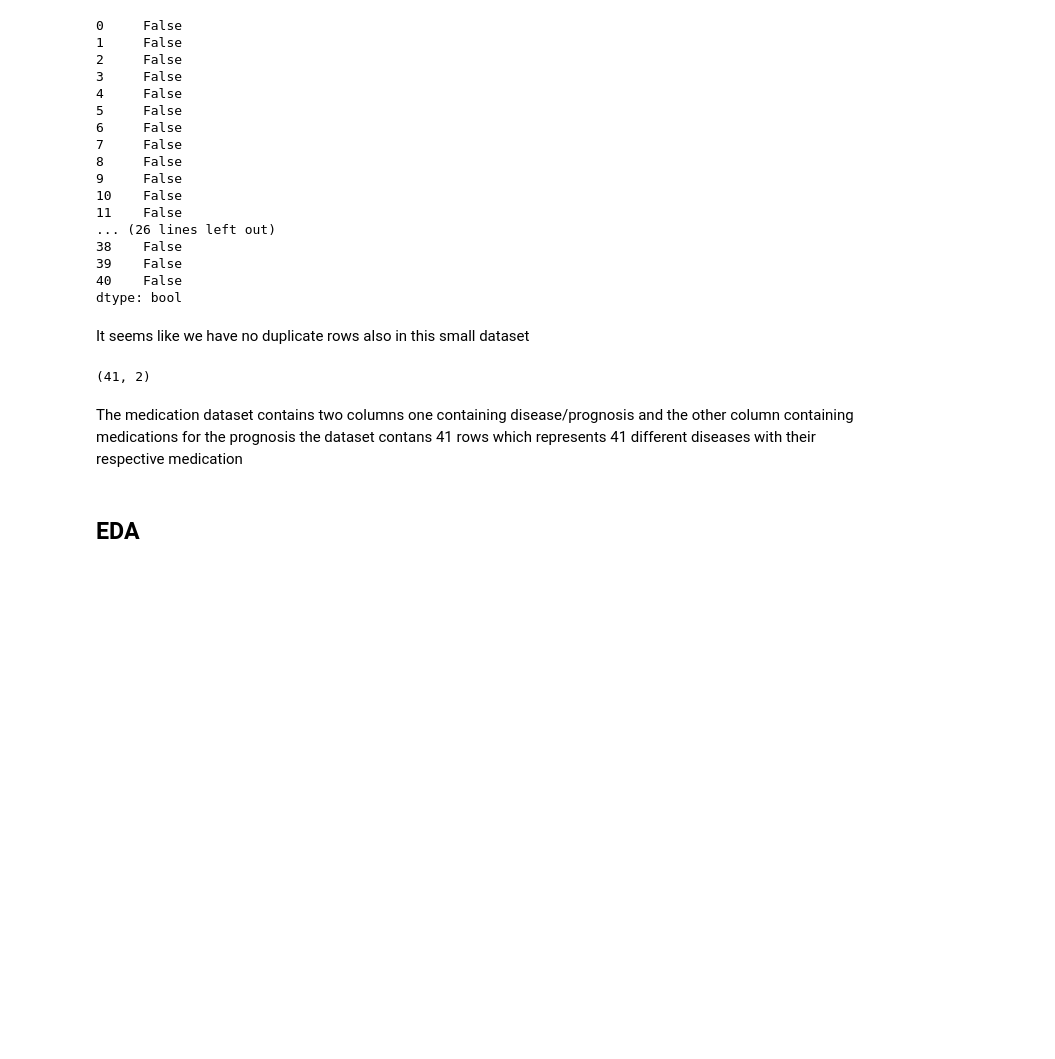
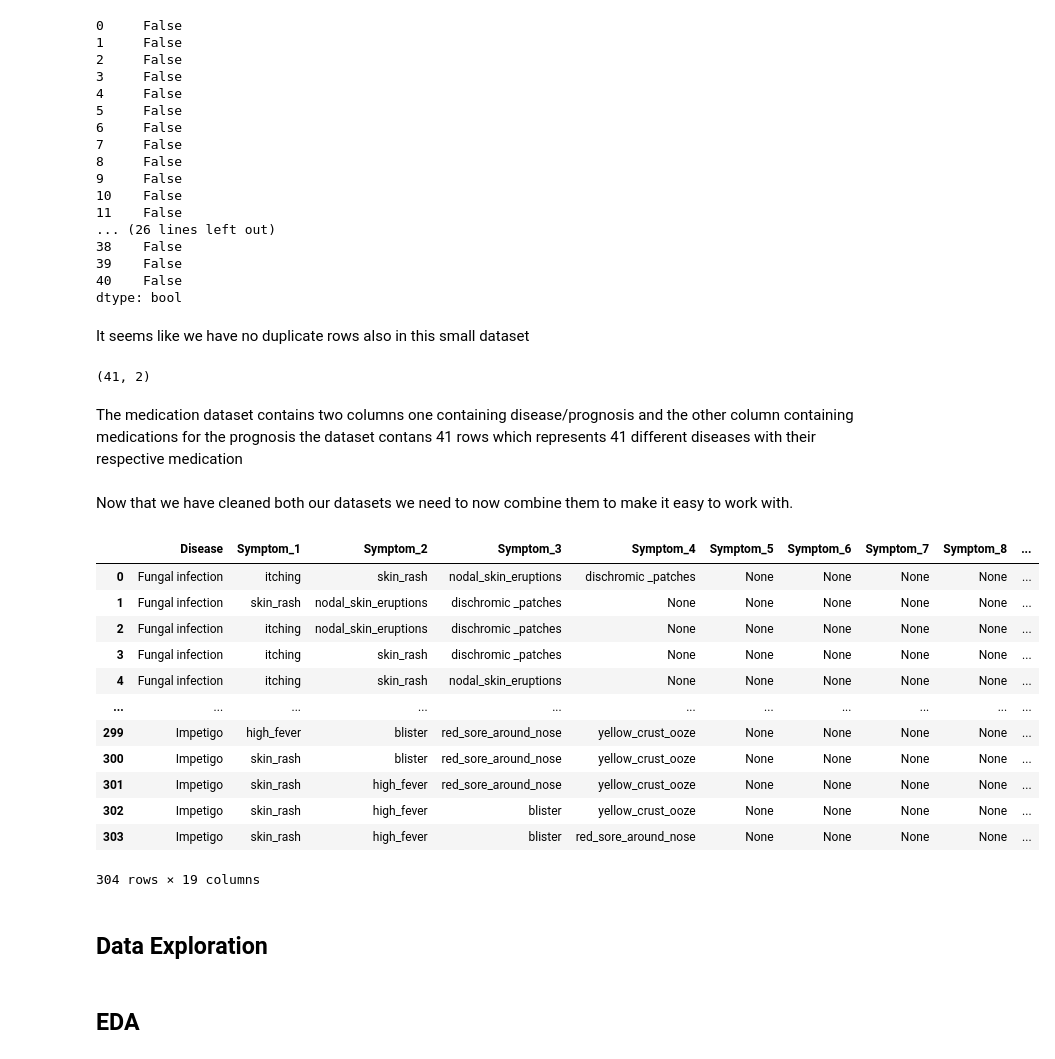
Before and after one commit to William-Itotia/Medicine-Recommendation-system, a Jupyter notebook: Untitled-1.ipynb, the cells around one changed output. Cells and saved outputs as stored; diff of their text form; code cells hidden in the pictures; blank space fills up the shorter version.

```diff
--- a/Untitled-1.ipynb
+++ b/Untitled-1.ipynb
@@ -240,5 +248,27 @@ medications.shape
 (41, 2)
 # %% [markdown]
 The medication dataset contains two columns one containing disease/prognosis and the other column containing medications for the prognosis the dataset contans 41 rows which represents 41 different diseases with their respective medication
+# %% [markdown]
+Now that we have cleaned both our datasets we need to now combine them to make it easy to work with.
+# %%
+combined_dataset = pd.merge(dataset, medications, on='Disease', how='left')
+
+combined_dataset
+# %% [output]
+|  | Disease | Symptom_1 | Symptom_2 | Symptom_3 | Symptom_4 | Symptom_5 | Symptom_6 | Symptom_7 | Symptom_8 | ... |
+| 0 | Fungal infection | itching | skin_rash | nodal_skin_eruptions | dischromic _patches | None | None | None | None | ... |
+| 1 | Fungal infection | skin_rash | nodal_skin_eruptions | dischromic _patches | None | None | None | None | None | ... |
+| 2 | Fungal infection | itching | nodal_skin_eruptions | dischromic _patches | None | None | None | None | None | ... |
+| 3 | Fungal infection | itching | skin_rash | dischromic _patches | None | None | None | None | None | ... |
+| 4 | Fungal infection | itching | skin_rash | nodal_skin_eruptions | None | None | None | None | None | ... |
+| ... | ... | ... | ... | ... | ... | ... | ... | ... | ... | ... |
+| 299 | Impetigo | high_fever | blister | red_sore_around_nose | yellow_crust_ooze | None | None | None | None | ... |
+| 300 | Impetigo | skin_rash | blister | red_sore_around_nose | yellow_crust_ooze | None | None | None | None | ... |
+| 301 | Impetigo | skin_rash | high_fever | red_sore_around_nose | yellow_crust_ooze | None | None | None | None | ... |
+| 302 | Impetigo | skin_rash | high_fever | blister | yellow_crust_ooze | None | None | None | None | ... |
+| 303 | Impetigo | skin_rash | high_fever | blister | red_sore_around_nose | None | None | None | None | ... |
+304 rows × 19 columns
+# %% [markdown]
+## Data Exploration
 # %% [markdown]
 ## EDA
```
Also changed, not shown: parts of 7 cells of this notebook.
